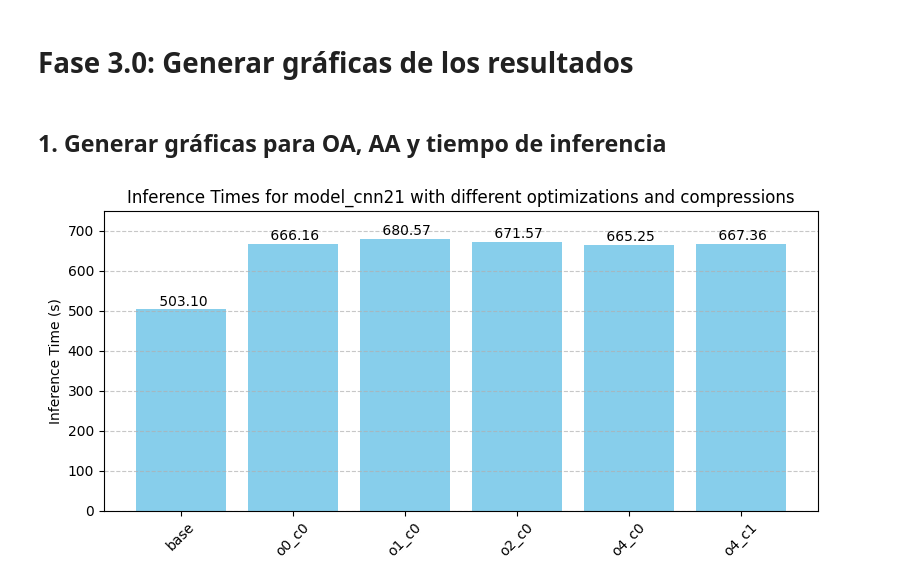
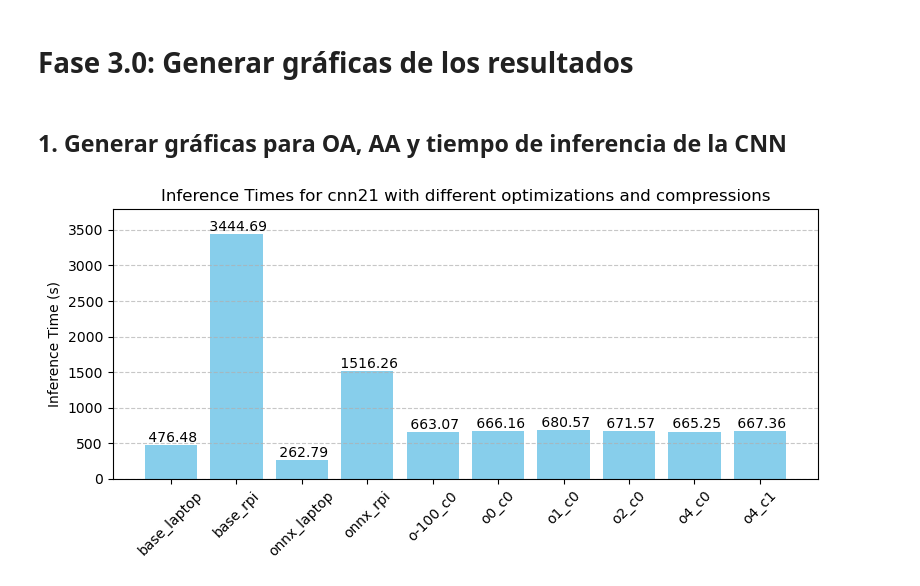
Before and after one commit to pablogcfuentes/hyper-rpi, a Jupyter notebook: notebooks/30_AUX_Graphs.ipynb, the cells around one changed output. Drawn from its saved outputs; the diff is of its cells as text; code cells hidden in the pictures.

```diff
--- a/notebooks/30_AUX_Graphs.ipynb
+++ b/notebooks/30_AUX_Graphs.ipynb
@@ -6,12 +6,16 @@
 import matplotlib.pyplot as plt
 import numpy as np
 # %% [markdown]
-## 1. Generar gráficas para OA, AA y tiempo de inferencia
+## 1. Generar gráficas para OA, AA y tiempo de inferencia de la CNN
 # %%
 # Datos iniciales
 
-model_names = [
-    "base",
+model_names_cnn = [
+    "base_laptop",
+    "base_rpi",
+    "onnx_laptop",
+    "onnx_rpi",
+    "o-100_c0",
     "o0_c0",
     "o1_c0",
     "o2_c0",
@@ -21,37 +25,41 @@ model_names = [
 # %%
 # Graficar los tiempos de inferencia
 inference_times = [
-    503.0986,
+    476.4813,
+    3444.6941,
+    262.7909,
+    1516.2593,
+    663.0664,
     666.1553,
     680.5718,
     671.5710,
     665.2532,
     667.3588
 ]
 
 plt.figure(figsize=(8, 4))
-bars = plt.bar(model_names, inference_times, color='skyblue')
+bars = plt.bar(model_names_cnn, inference_times, color='skyblue')
 
 # Añadimos valores encima de las barras
 for bar, value in zip(bars, inference_times):
     plt.text(bar.get_x() + bar.get_width() / 2,
              bar.get_height() + 2,
              f'{value: .2f}',
              ha='center', va='bottom', fontsize=10)
 
 plt.ylim(top=max(inference_times) * 1.1)
 plt.ylabel("Inference Time (s)")
-plt.title("Inference Times for model_cnn21 with different optimizations and compressions")
+plt.title("Inference Times for cnn21 with different optimizations and compressions")
 plt.xticks(rotation=45)
 plt.grid(axis='y', linestyle='--', alpha=0.7)
 plt.tight_layout()
 
 # Guardar y mostrar la imagen
-plt.savefig("../results/graphs/inference_times.png")
-plt.savefig("../results/graphs/inference_times.pdf", dpi=300)
+plt.savefig("../results/graphs/inference_times_cnn21.png")
+plt.savefig("../results/graphs/inference_times_cnn21.pdf", dpi=300)
 plt.show()
 # %% [output]
-[figure, old version]
+[figure, new version]
 # %%
 # Graficar los OA
 oa_values = [
```
Also changed, not shown: parts of 9 cells of this notebook, 22 other files.
